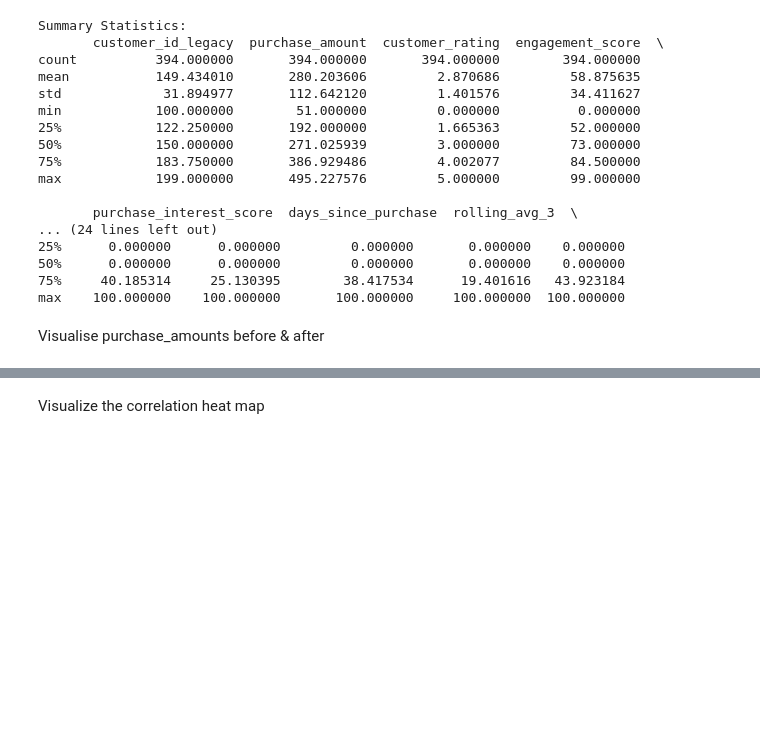
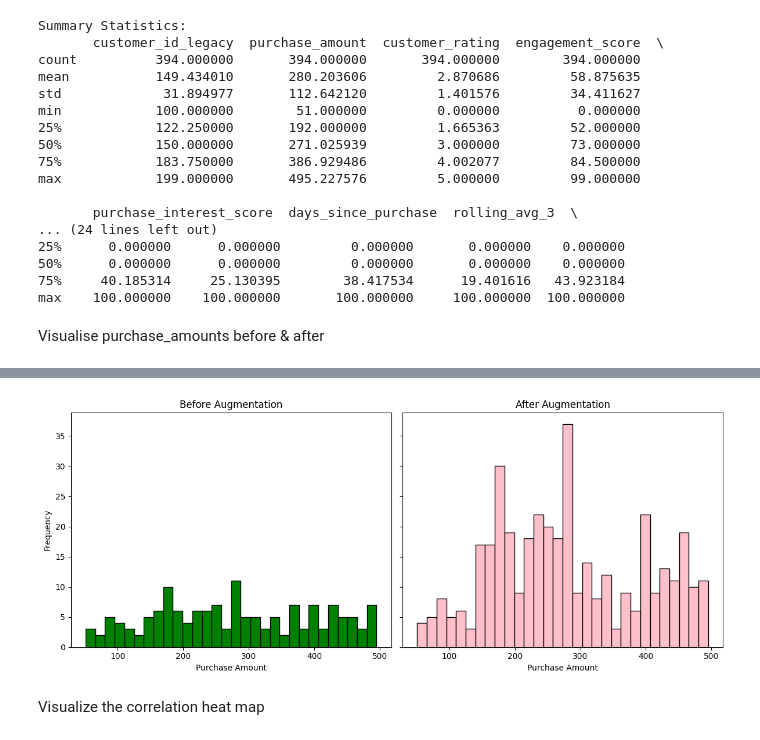
Before and after one commit to eadewusic/Formative-2_Data-Preprocessing, a Jupyter notebook: Formative2_DataPreprocessing_Group18.ipynb, the cells around one changed output, grey strips where cells are left out. Saved outputs shown, nothing was run; the diff lists cells and outputs as text; code cells hidden in the pictures; blank space fills up the shorter version.

Commit message:
cleaned up part 3

```diff
--- a/Formative2_DataPreprocessing_Group18.ipynb
+++ b/Formative2_DataPreprocessing_Group18.ipynb
@@ -573,10 +573,9 @@ Final dataset exported successfully with shape: (396, 21)
 load the dataset
 # %%
 # Load the dataset
-data = pd.read_csv('/content/drive/MyDrive/ALU/datasets/final_customer_data_group18.csv')
+data = pd.read_csv('/content/final_customer_data_group18.csv')
 
-#still need to do the graph for before augmentation after the merge
-before_data = pd.read_csv('/content/drive/MyDrive/ALU/datasets/customer_transactions.csv')
+before_data = pd.read_csv('/content/data/customer_transactions.csv')
 # %% [markdown]
 Duplicates check, unique values & validation
 # %%
@@ -650,3 +630,25 @@ plt.show()
+# %%
+# To put the plots side by side
+fig, axs = plt.subplots(1, 2, figsize=(12, 5), sharey=True)
+
+# Histogram for purchase_amount before augmentation
+axs[0].hist(before_data["purchase_amount"], bins=30, edgecolor="black", color="green")
+axs[0].set_title("Before Augmentation")
+axs[0].set_xlabel("Purchase Amount")
+axs[0].set_ylabel("Frequency")
+
+# Histogram for purchase_amount after augmentation
+axs[1].hist(data_cleaned["purchase_amount"], bins=30, edgecolor="black", color="pink")
+axs[1].set_title("After Augmentation")
+axs[1].set_xlabel("Purchase Amount")
+
+# Adjust layout to prevent overlap
+plt.tight_layout()
+
+# Show the plots
+plt.show()
+# %% [output]
+[figure, added]
 # %% [markdown]
 Visualize the correlation heat map
 # %%
```
Also changed, not shown: parts of 5 cells of this notebook.
